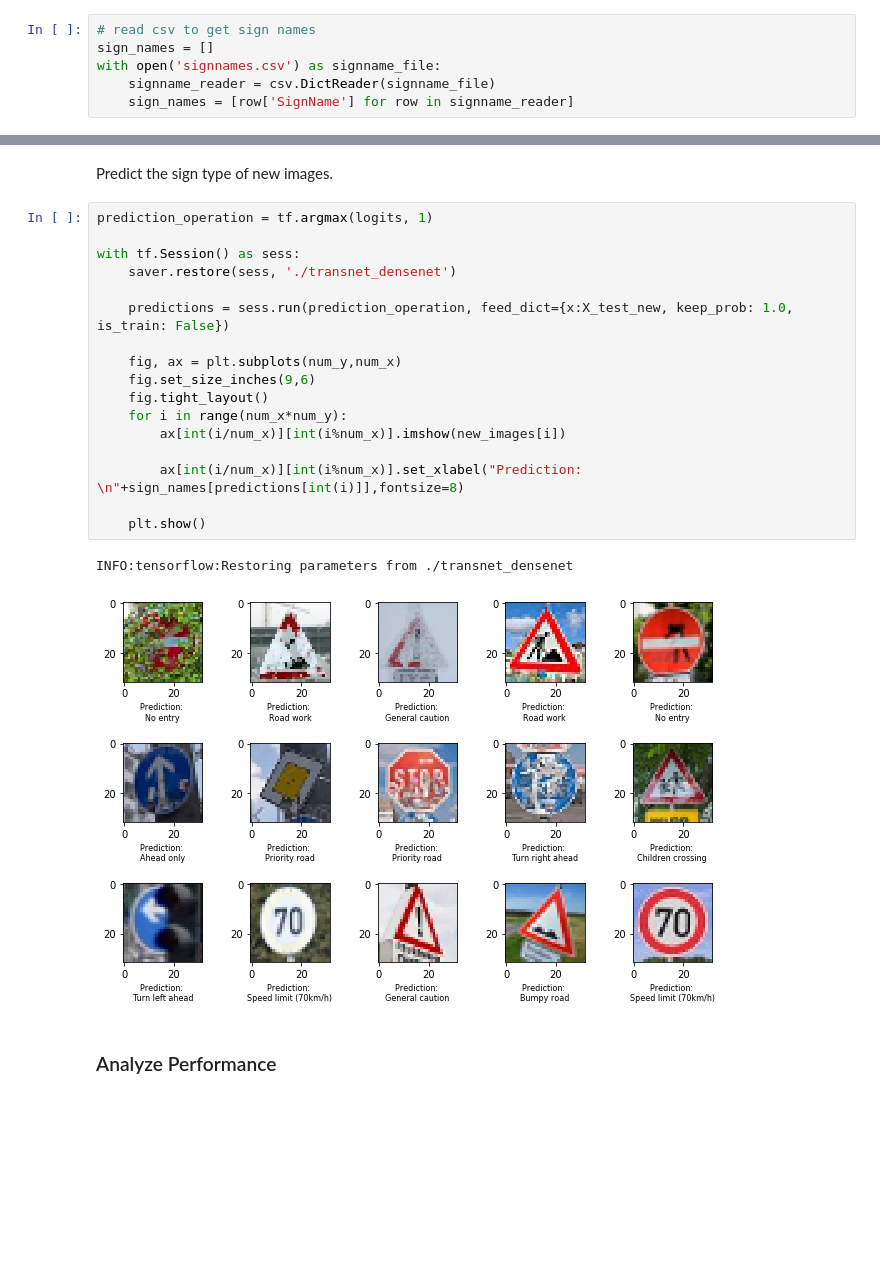
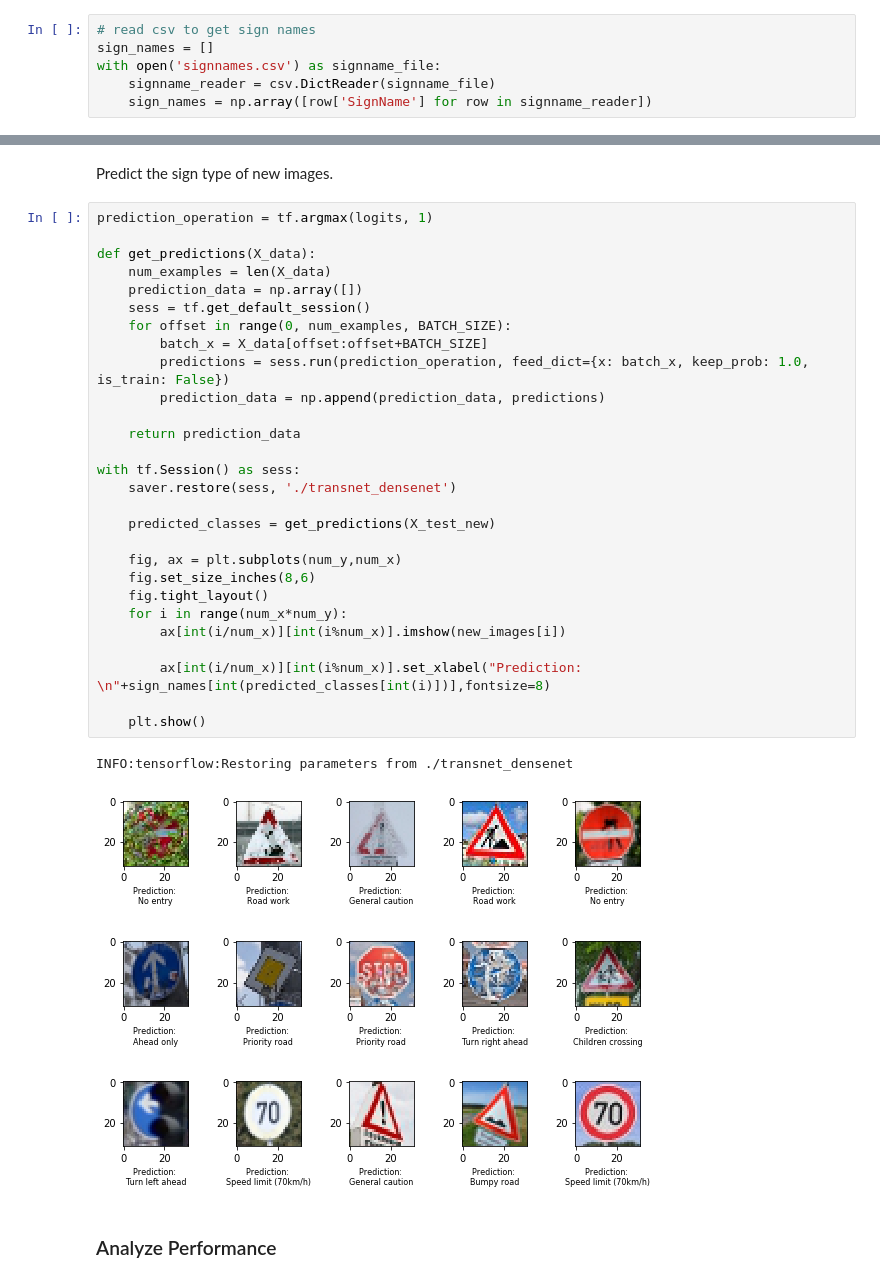
Before and after one commit to AravindaDP/CarND-Traffic-Sign-Classifier-Project, a Jupyter notebook: Traffic_Sign_Classifier.ipynb, the cells around one changed output, grey strips where cells are left out. Drawn from its saved outputs; the diff is of its cells as text; blank space fills up the shorter version.

```diff
--- a/Traffic_Sign_Classifier.ipynb
+++ b/Traffic_Sign_Classifier.ipynb
@@ -815,7 +815,7 @@ plt.show()
 sign_names = []
 with open('signnames.csv') as signname_file:
     signname_reader = csv.DictReader(signname_file)
-    sign_names = [row['SignName'] for row in signname_reader]
+    sign_names = np.array([row['SignName'] for row in signname_reader])
 # %% [markdown]
 ### Predict the Sign Type for Each Image
 # %%
@@ -830,24 +830,35 @@ X_test_new = normalize_data(new_images)
 Predict the sign type of new images.
 # %%
 prediction_operation = tf.argmax(logits, 1)
+
+def get_predictions(X_data):
+    num_examples = len(X_data)
+    prediction_data = np.array([])
+    sess = tf.get_default_session()
+    for offset in range(0, num_examples, BATCH_SIZE):
+        batch_x = X_data[offset:offset+BATCH_SIZE]
+        predictions = sess.run(prediction_operation, feed_dict={x: batch_x, keep_prob: 1.0,  is_train: False})
+        prediction_data = np.append(prediction_data, predictions)
+
+    return prediction_data
 
 with tf.Session() as sess:
     saver.restore(sess, './transnet_densenet')
 
-    predictions = sess.run(prediction_operation, feed_dict={x:X_test_new, keep_prob: 1.0, is_train: False})
+    predicted_classes = get_predictions(X_test_new)
 
     fig, ax = plt.subplots(num_y,num_x)
-    fig.set_size_inches(9,6)
+    fig.set_size_inches(8,6)
     fig.tight_layout()
     for i in range(num_x*num_y):
         ax[int(i/num_x)][int(i%num_x)].imshow(new_images[i])
 
-        ax[int(i/num_x)][int(i%num_x)].set_xlabel("Prediction: \n"+sign_names[predictions[int(i)]],fontsize=8)
+        ax[int(i/num_x)][int(i%num_x)].set_xlabel("Prediction: \n"+sign_names[int(predicted_classes[int(i)])],fontsize=8)
 
     plt.show()
 # %% [output]
 INFO:tensorflow:Restoring parameters from ./transnet_densenet
-[figure, old version]
+[figure, new version]
 # %% [markdown]
 ### Analyze Performance
 # %%
```
Also changed, not shown: parts of 5 cells of this notebook, 21 other files.
